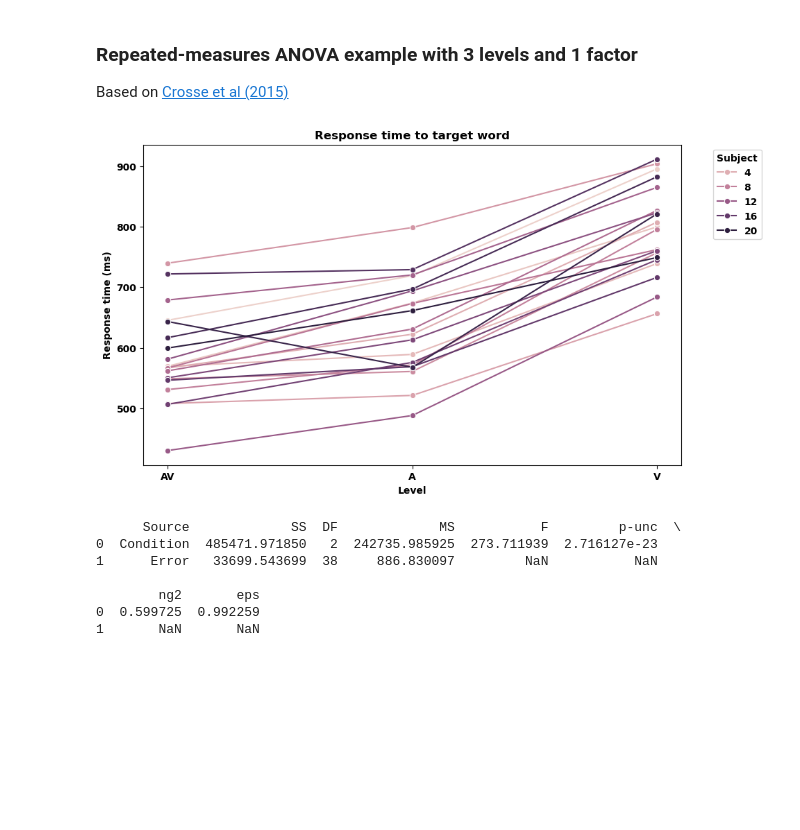
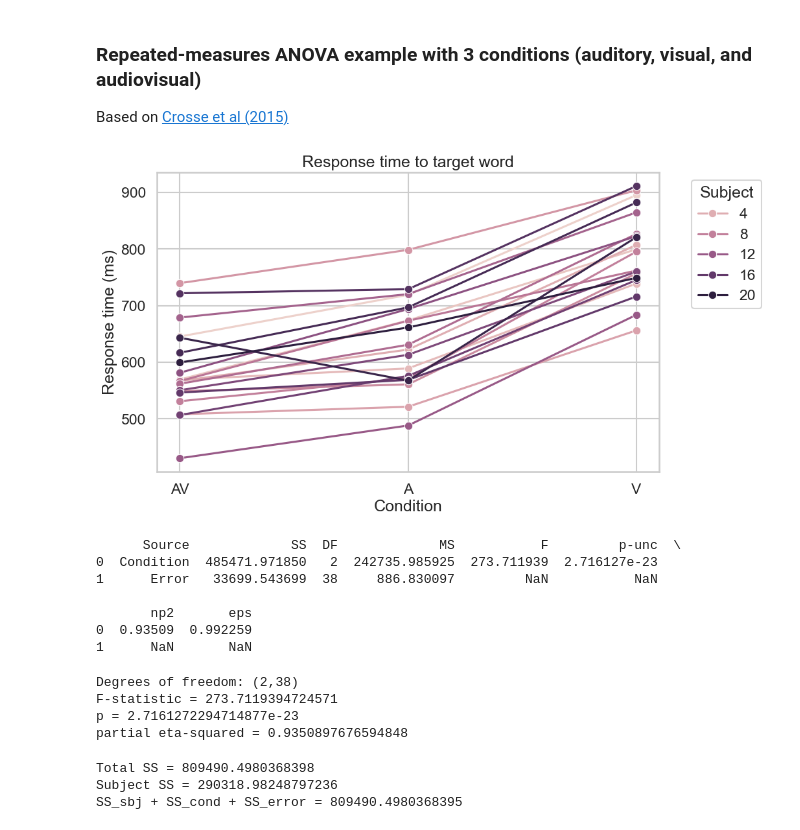
Before and after one commit to natezuk/stats-visualizations, a Jupyter notebook: anova_lectures_2024/rm_anova_AV.ipynb, the cells around one changed output. Saved outputs shown, nothing was run; the diff lists cells and outputs as text; code cells hidden in the pictures; blank space fills up the shorter version.

```diff
--- a/anova_lectures_2024/rm_anova_AV.ipynb
+++ b/anova_lectures_2024/rm_anova_AV.ipynb
@@ -1,5 +1,5 @@
 # %% [markdown]
-### Repeated-measures ANOVA example with 3 levels and 1 factor
+### Repeated-measures ANOVA example with 3 conditions (auditory, visual, and audiovisual)
 
 Based on [Crosse et al (2015)](https://www.jneurosci.org/content/35/42/14195.full)
 # %%
@@ -8,6 +8,11 @@ import pandas as pd
 import matplotlib.pyplot as plt
 import seaborn as sns
 import pingouin as pg
+from scipy.stats import f
+
+# Set styles for plotting
+sns.set_style('whitegrid')
+sns.set_context('talk')
 # %%
 # Set random seed for reproducibility
 np.random.seed(42)
@@ -36,23 +41,59 @@ df = pd.DataFrame(data, columns=['Subject', 'Condition', 'Response time'])
 # %%
 # Plot the data
 plt.figure(figsize=(10, 6))
 sns.lineplot(data=df, x='Condition', y='Response time', hue='Subject', marker='o')
 plt.title('Response time to target word')
-plt.xlabel('Level')
+plt.xlabel('Condition')
 plt.ylabel('Response time (ms)')
 plt.legend(title='Subject', bbox_to_anchor=(1.05, 1), loc='upper left')
 plt.show()
 # %% [output]
-[figure, old version]
+[figure, new version]
 # %%
 # Run the repeated-measures ANOVA
-aov = pg.rm_anova(dv='Response time', within='Condition', subject='Subject', data=df, detailed=True)
+aov = pg.rm_anova(dv='Response time', within='Condition', subject='Subject', data=df, detailed=True, effsize="np2")
+# Display the overall results
 print(aov)
 # %% [output]
       Source             SS  DF             MS           F         p-unc  \
 0  Condition  485471.971850   2  242735.985925  273.711939  2.716127e-23
 1      Error   33699.543699  38     886.830097         NaN           NaN
 
-        ng2       eps
-0  0.599725  0.992259
-1       NaN       NaN
+       np2       eps
+0  0.93509  0.992259
+1      NaN       NaN
+# %%
+# Display individual important items
+# - Degrees of freedom
+dof1 = aov['DF'][0]
+dof2 = aov['DF'][1]
+print(f'Degrees of freedom: ({dof1},{dof2})')
+
+# - F-statistic
+Fstat = aov['F'][0]
+print(f"F-statistic = {Fstat}")
+
+# - p-value
+print(f"p = {aov['p-unc'][0]}")
+
+# - partial eta-squared
+print(f"partial eta-squared = {aov['np2'][0]}")
+# %% [output]
+Degrees of freedom: (2,38)
+F-statistic = 273.7119394724571
+p = 2.7161272294714877e-23
+partial eta-squared = 0.9350897676594848
+# %%
+# rm_anova does not display the between subjects sum-of-squares. Calculate this effect manually
+SS_total = sum(np.power(df['Response time'] - df['Response time'].mean(),2))
+print(f'Total SS = {SS_total}')
+sbj_mean = df[['Subject','Response time']].groupby('Subject').mean()
+SS_sbj = sum(np.power(sbj_mean['Response time'] - df['Response time'].mean(),2)) * n_levels
+print(f'Subject SS = {SS_sbj}')
+
+# Does SS_sbj + SS_condition + SS_error = SS_total?
+print(f"SS_sbj + SS_cond + SS_error = {SS_sbj + aov['SS'][0] + aov['SS'][1]}")
+# %% [output]
+Total SS = 809490.4980368398
+Subject SS = 290318.98248797236
+SS_sbj + SS_cond + SS_error = 809490.4980368395
```
Also changed, not shown: parts of 5 cells of this notebook.
